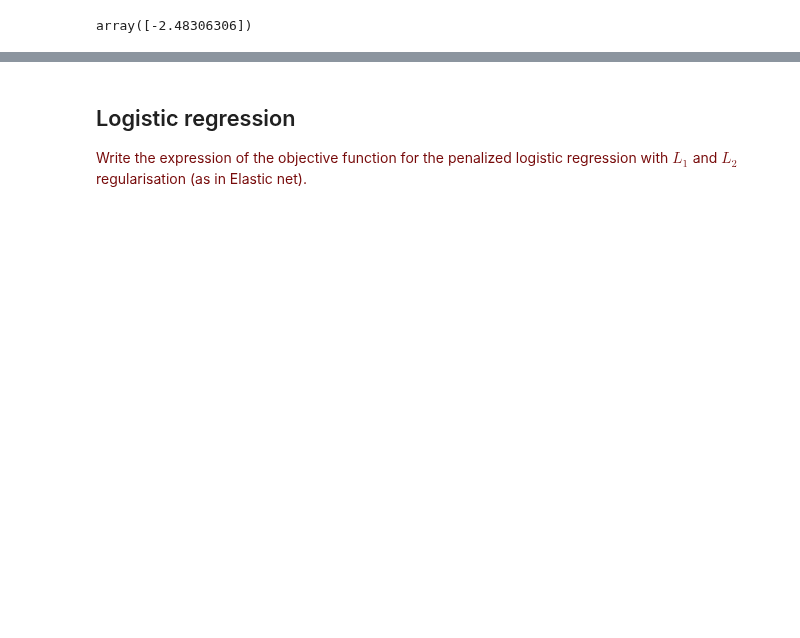
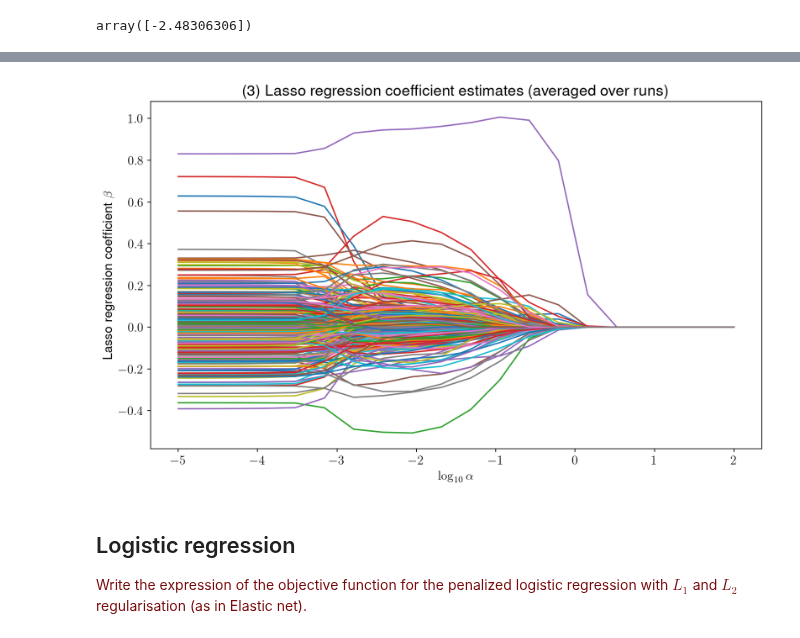
Before and after one commit to VincentV0/8dm50-machine-learning, a Jupyter notebook: practicals/week_3.ipynb, the cells around one changed output, grey strips where cells are left out. Cells and saved outputs as stored; diff of their text form; code cells hidden in the pictures; blank space fills up the shorter version.

Commit message:
Update week 3 #2
Bias-variance af
Penalized logistic regression af (elastic net)

```diff
--- a/practicals/week_3.ipynb
+++ b/practicals/week_3.ipynb
@@ -560,3 +612,15 @@ for i, (X_train, X_test, y_train, y_test) in enumerate(bootstrap_test_train_spli
+# %%
+plt.figure(figsize=(12, 7), dpi=160)
+
+for i in range(gene_expression.shape[1]):
+    plt.plot(np.log10(alphaspace), np.mean(coefs[:, :, i], axis=0))
+
+plt.xlabel('$\\mathrm{log}_{10}\\,\\alpha$')
+plt.ylabel('Lasso regression coefficient $\\beta$')
+plt.title('(3) Lasso regression coefficient estimates (averaged over runs)')
+plt.show()
+# %% [output]
+[figure, added]
 # %% [markdown]
 ## Logistic regression
 
```
Also changed, not shown: parts of 10 cells of this notebook.
